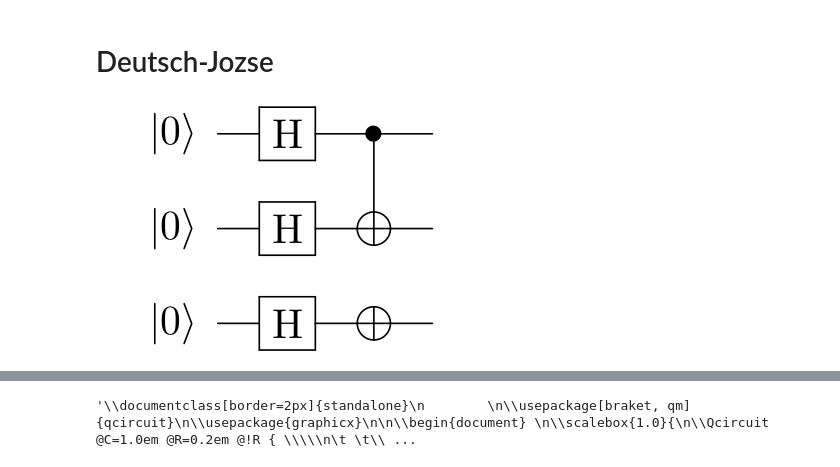
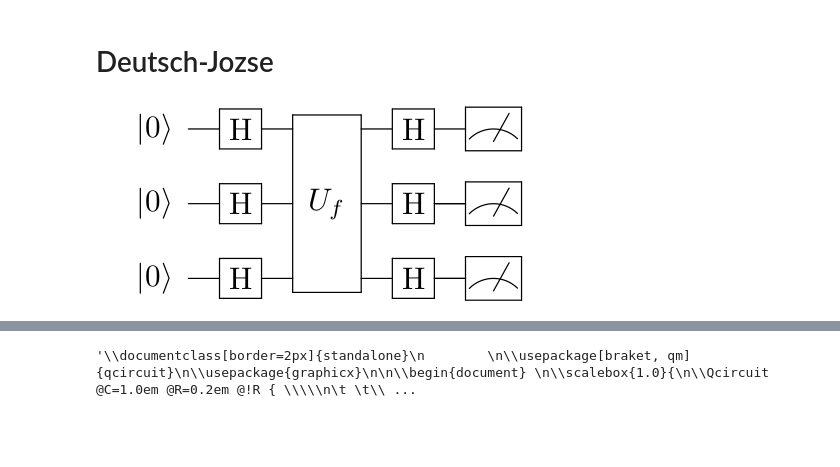
Before and after one commit to gadial/blog, a Jupyter notebook: Notebooks/Quantum Circuits.ipynb, the cells around one changed output, grey strips where cells are left out. Drawn from its saved outputs; the diff is of its cells as text; code cells hidden in the pictures; blank space fills up the shorter version.

```diff
--- a/Notebooks/Quantum Circuits.ipynb
+++ b/Notebooks/Quantum Circuits.ipynb
@@ -66,21 +66,21 @@ draw(latex)
 # %%
 latex = r"""\documentclass[border=2px]{standalone}
 
 \usepackage[braket, qm]{qcircuit}
 \usepackage{graphicx}
 
 \begin{document}
-\scalebox{2.0}{
+\scalebox{1.5}{
     \Qcircuit @C=1em @R=1em {
-    \nghost{1} & \lstick{\ket{0}} & \gate{\mathrm{H}} & \ctrl{1} & \rstick{\ket{0}} \qw \\
-    \nghost{1} & \lstick{\ket{0}} & \gate{\mathrm{H}}               &\targ & \rstick{\ket{1}} \qw \\
-    \nghost{1} & \lstick{\ket{0}} & \gate{\mathrm{H}}               &\targ & \rstick{\ket{1}} \qw
+    \nghost{1} & \lstick{\ket{0}} & \gate{\mathrm{H}} &  \multigate{2}{U_f} & \gate{\mathrm{H}} & \meter \\
+    \nghost{1} & \lstick{\ket{0}} & \gate{\mathrm{H}} &  \ghost{U_f}        & \gate{\mathrm{H}} & \meter \qw \\
+    \nghost{1} & \lstick{\ket{0}} & \gate{\mathrm{H}} &  \ghost{U_f}        & \gate{\mathrm{H}} & \meter \qw
 }
 }
 
 
 \end{document}"""
 
 draw(latex)
 # %% [output]
-[figure, old version]
+[figure, new version]
```
Also changed, not shown: parts of 14 cells of this notebook, 7 other files.
